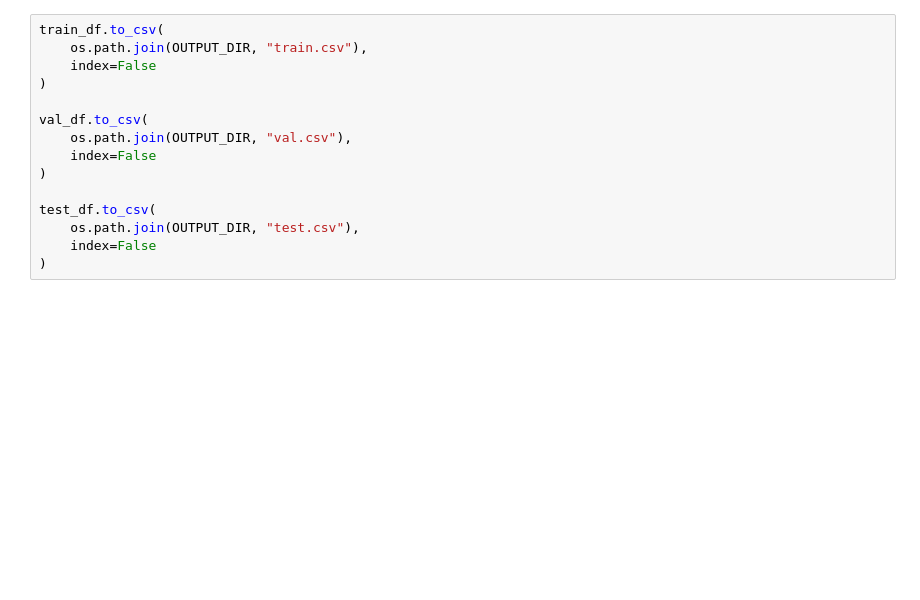
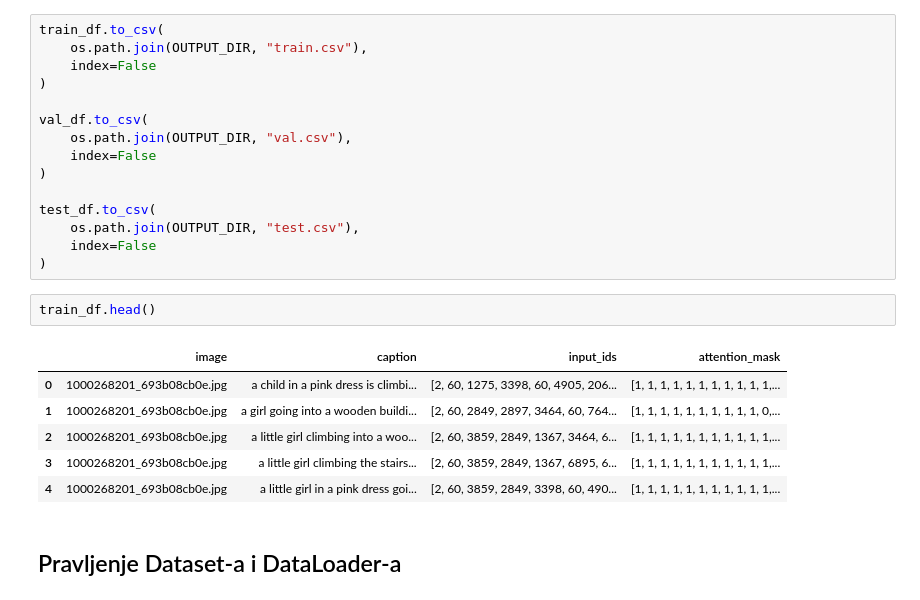
Before and after one commit to amilutinovic/mini-clip, a Jupyter notebook: data_setup.ipynb, the cells around one changed output. Cells and saved outputs as stored; diff of their text form; blank space fills up the shorter version.

```diff
--- a/data_setup.ipynb
+++ b/data_setup.ipynb
@@ -538,3 +479,14 @@ test_df.to_csv(
     os.path.join(OUTPUT_DIR, "test.csv"),
     index=False
 )
+# %%
+train_df.head()
+# %% [output]
+|  | image | caption | input_ids | attention_mask |
+| 0 | 1000268201_693b08cb0e.jpg | a child in a pink dress is climbi... | [2, 60, 1275, 3398, 60, 4905, 206... | [1, 1, 1, 1, 1, 1, 1, 1, 1, 1, 1,... |
+| 1 | 1000268201_693b08cb0e.jpg | a girl going into a wooden buildi... | [2, 60, 2849, 2897, 3464, 60, 764... | [1, 1, 1, 1, 1, 1, 1, 1, 1, 1, 0,... |
+| 2 | 1000268201_693b08cb0e.jpg | a little girl climbing into a woo... | [2, 60, 3859, 2849, 1367, 3464, 6... | [1, 1, 1, 1, 1, 1, 1, 1, 1, 1, 1,... |
+| 3 | 1000268201_693b08cb0e.jpg | a little girl climbing the stairs... | [2, 60, 3859, 2849, 1367, 6895, 6... | [1, 1, 1, 1, 1, 1, 1, 1, 1, 1, 1,... |
+| 4 | 1000268201_693b08cb0e.jpg | a little girl in a pink dress goi... | [2, 60, 3859, 2849, 3398, 60, 490... | [1, 1, 1, 1, 1, 1, 1, 1, 1, 1, 1,... |
+# %% [markdown]
+## Pravljenje Dataset-a i DataLoader-a
```
Also changed, not shown: parts of 15 cells of this notebook, 1 other file.
